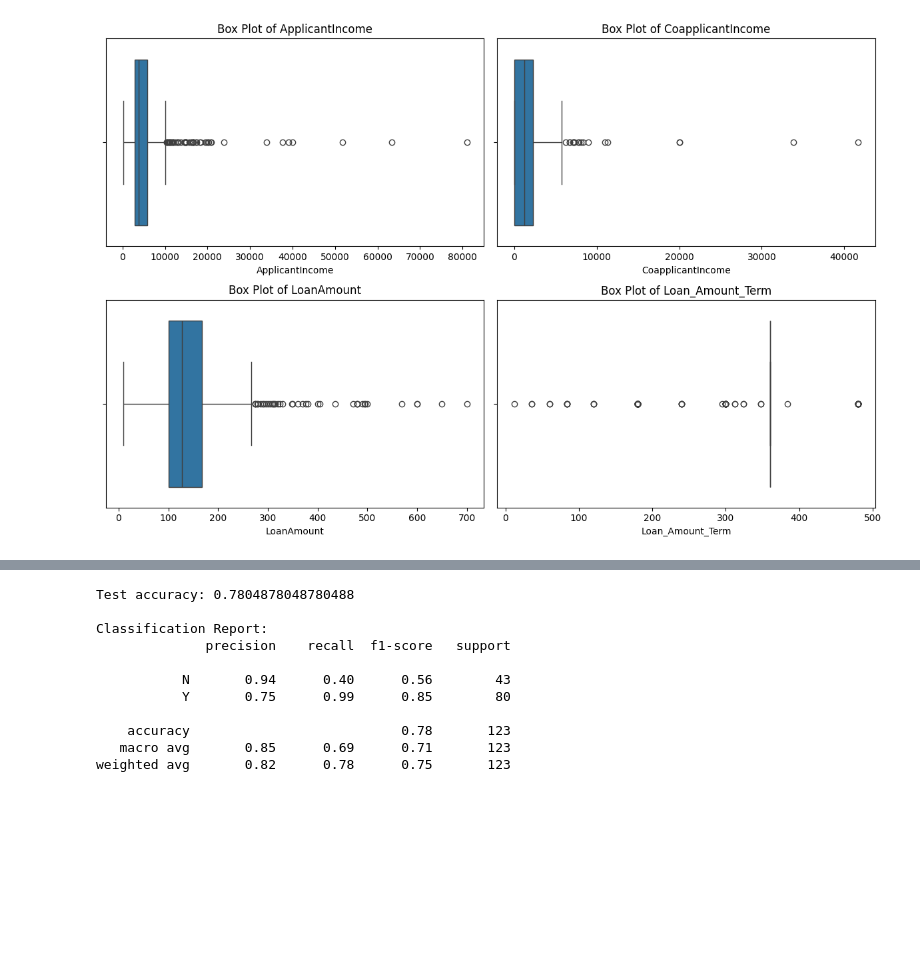
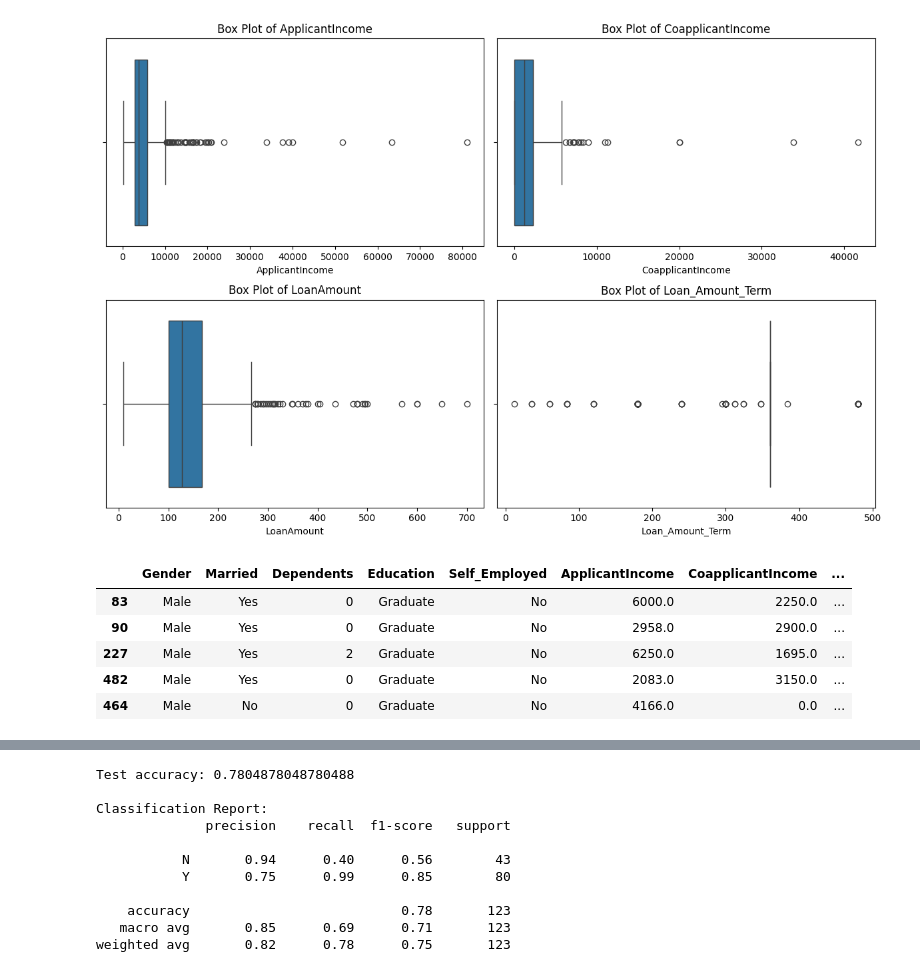
Before and after one commit to CosmicSai369/Loan-Eligibility-Prediction, a Jupyter notebook: Loan_Eligibility_Prediction.ipynb, the cells around one changed output, grey strips where cells are left out. Cells and saved outputs as stored; diff of their text form; code cells hidden in the pictures; blank space fills up the shorter version.

```diff
--- a/Loan_Eligibility_Prediction.ipynb
+++ b/Loan_Eligibility_Prediction.ipynb
@@ -178,13 +298,21 @@ for feature in num_features:
 # %%
 # Split the dataset into features (X) and target variable (y)
 X = loan_dataset.drop(['Loan_ID','Loan_Status'], axis=1)
 y = loan_dataset['Loan_Status']
 
 # Split the dataset into training and test sets (80% train, 20% test)
 X_train, X_test, y_train, y_test = train_test_split(X, y, test_size=0.2, random_state=42)
 
 # # Optionally, you can save the train and test sets to CSV files
 # X_train.to_csv("train_data.csv", index=False)
 # X_test.to_csv("test_data.csv", index=False)
 # y_train.to_csv("train_labels.csv", index=False)
 # y_test.to_csv("test_labels.csv", index=False)
+display(X_train.head())
+# %% [output]
+|  | Gender | Married | Dependents | Education | Self_Employed | ApplicantIncome | CoapplicantIncome | ... |
+| 83 | Male | Yes | 0 | Graduate | No | 6000.0 | 2250.0 | ... |
+| 90 | Male | Yes | 0 | Graduate | No | 2958.0 | 2900.0 | ... |
+| 227 | Male | Yes | 2 | Graduate | No | 6250.0 | 1695.0 | ... |
+| 482 | Male | Yes | 0 | Graduate | No | 2083.0 | 3150.0 | ... |
+| 464 | Male | No | 0 | Graduate | No | 4166.0 | 0.0 | ... |
```
Also changed, not shown: parts of 18 cells of this notebook, 4 other files.
